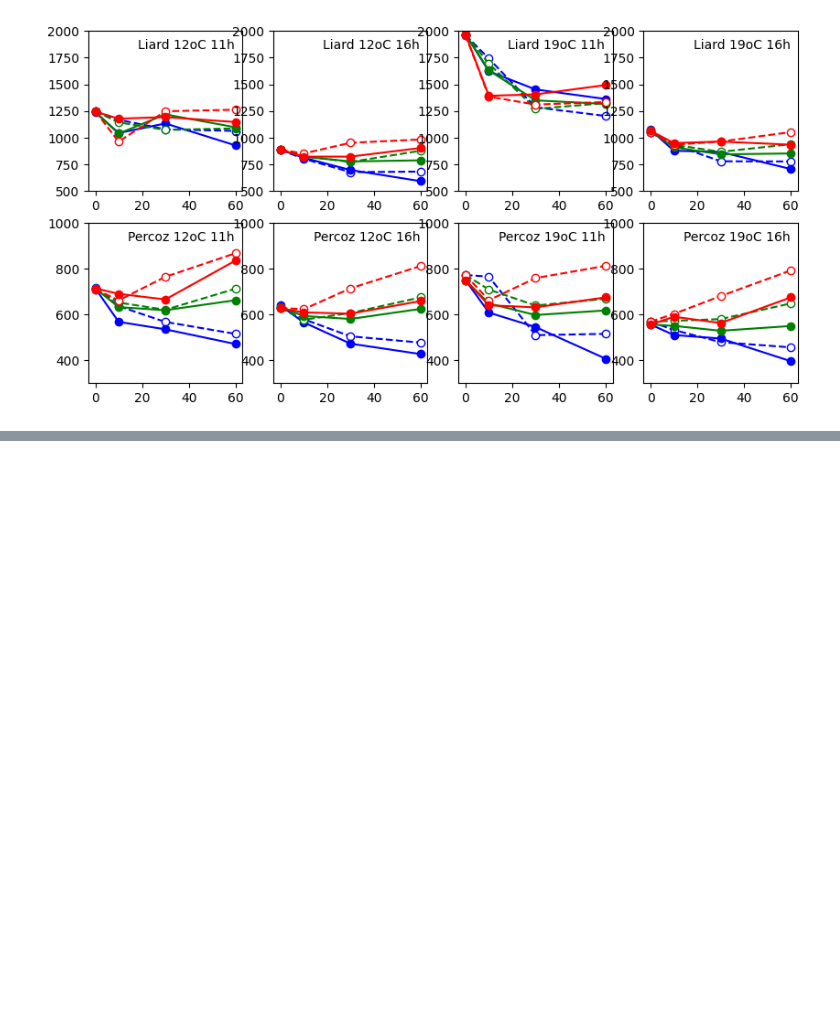
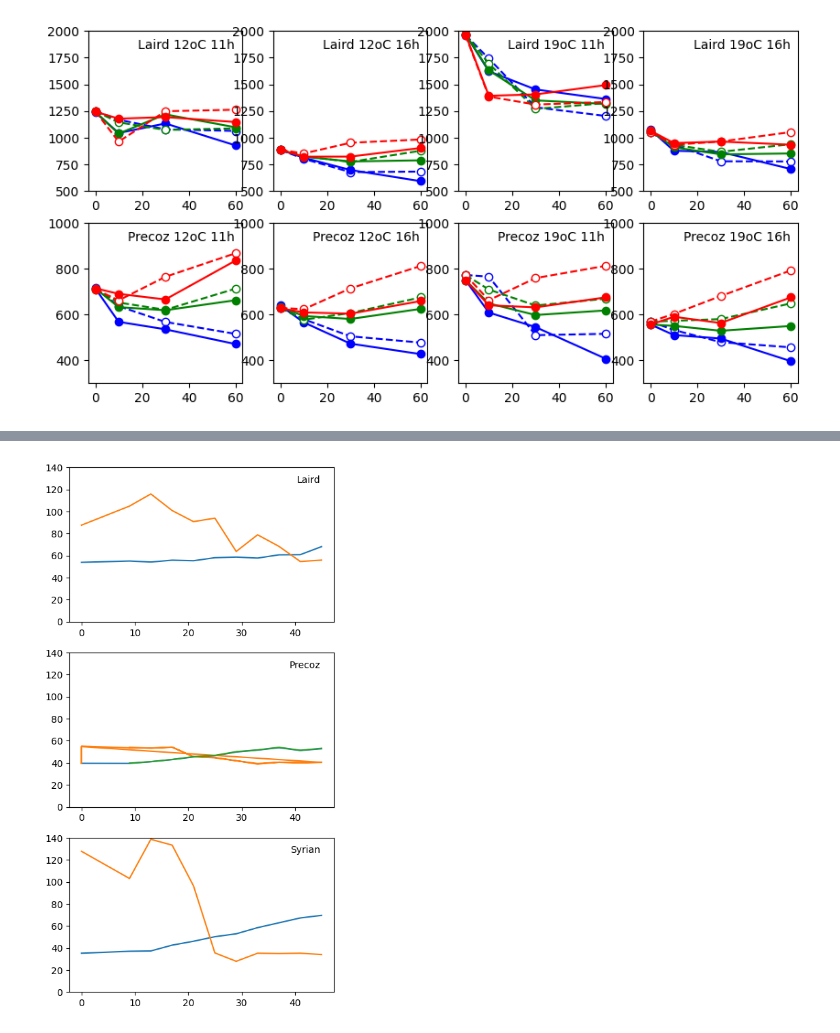
Before and after one commit to PlantandFoodResearch/ApsimX, a Jupyter notebook: Prototypes/Lentil/PhenAnalysis.ipynb, the cells around one changed output, grey strips where cells are left out. Saved outputs shown, nothing was run; the diff lists cells and outputs as text; code cells hidden in the pictures; blank space fills up the shorter version.

```diff
--- a/Prototypes/Lentil/PhenAnalysis.ipynb
+++ b/Prototypes/Lentil/PhenAnalysis.ipynb
@@ -105,0 +172,12 @@ for c in Cultivars:
+# %%
+Roberts86 = pd.read_excel('CanadaCEData.xlsx',sheet_name='Roberts_etal_1986',header=1)
+Roberts86.set_index(['Cultivar','TmeanFinal','PpInitial','PpFinal','TmeanInitial','DuratInitial'],drop=False,inplace=True)
+Roberts86.sort_index(axis=0,inplace=True)
+Roberts86.sort_index(axis=1,inplace=True)
+# %%
+Rob86Cults = Roberts86.index.get_level_values(0).drop_duplicates()
+Rob86InitTemps = Roberts86.index.get_level_values(4).drop_duplicates()
+Rob86InitPps = Roberts86.index.get_level_values(2).drop_duplicates()
+Rob86FinalTemps = Roberts86.index.get_level_values(1).drop_duplicates()
+Rob86FinalPps = Roberts86.index.get_level_values(3).drop_duplicates()
+Rob86InitDurats = Roberts86.index.get_level_values(5).drop_duplicates()
@@ -105,0 +225,20 @@ for c in Cultivars:
+# %%
+Graph = plt.figure(figsize=(5,10))
+pos = 1
+for c in Rob86Cults:
+    ax = Graph.add_subplot(3,1,pos)
+    plt.text(0.95,0.95,c,horizontalalignment='right',verticalalignment='top', transform=ax.transAxes)
+    for ip in Rob86InitPps:
+        datfilter = (Roberts86.Cultivar==c)&(Roberts86.PpInitial==ip)
+        dat = Roberts86.loc[datfilter,:]
+            # fc = cols[fp]
+            # ls = lins[id]
+            # if id == 0:
+            #     fc = 'w'
+        plt.plot(dat.DuratInitial,dat.DaysToFlowerPostVern)#,ls,color = cols[fp],mfc=fc)
+    #plt.ylim(ylims[c][0],ylims[c][1])
+    plt.ylim(0,140)
+    #plt.xlim(5,25)
+    pos+=1
+# %% [output]
+[figure, added]
```
Also changed, not shown: parts of 29 cells of this notebook, 9 other files.
